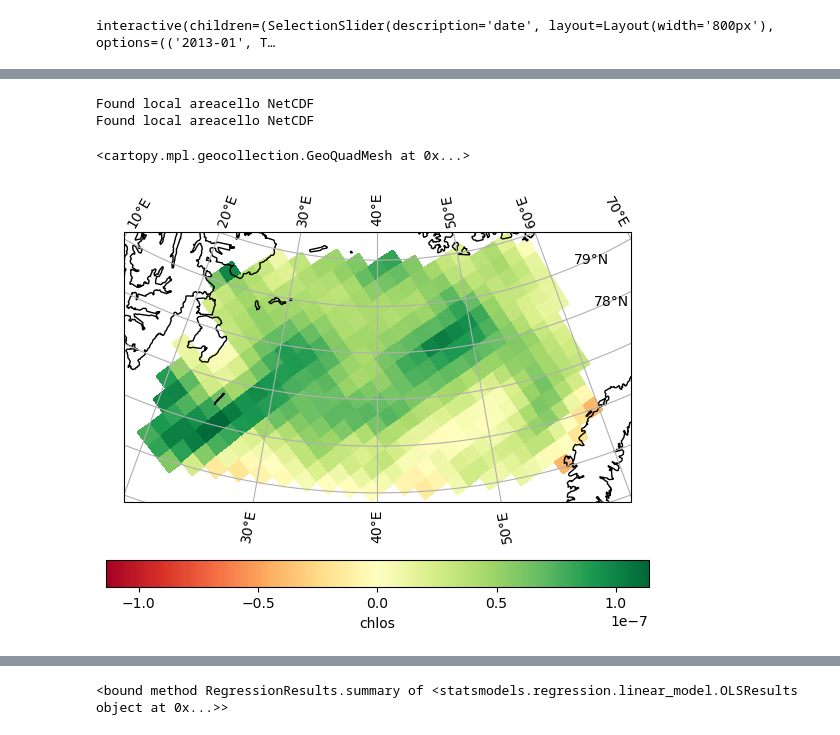
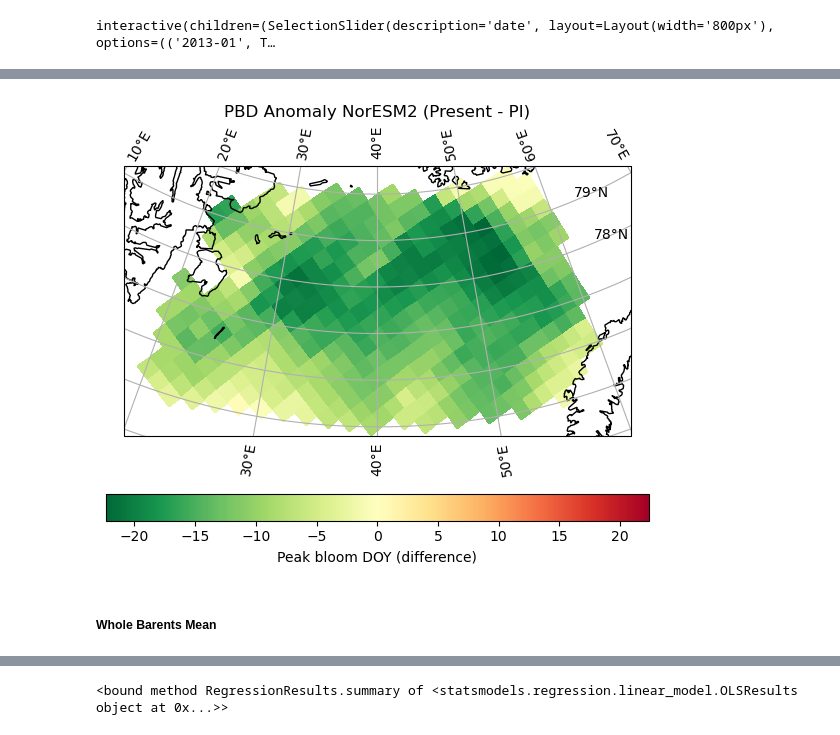
Before and after one commit to eScience-course/Tjaernoe2022-group6, a Jupyter notebook: notebooks/Stian/main.ipynb, the cells around one changed output, grey strips where cells are left out. Saved outputs shown, nothing was run; the diff lists cells and outputs as text; code cells hidden in the pictures.

```diff
--- a/notebooks/Stian/main.ipynb
+++ b/notebooks/Stian/main.ipynb
@@ -114 +151,9 @@ peaks_eachcell.isel(year=-1).plot(ax=barentsMap()[1], x='longitude', y='latitude
+# %%
+peaks_eachcell_anomaly = time_anomaly(peaks_eachcell, 0, 30, -30, -1)
+peaks_eachcell_anomaly.plot(ax=barentsMap(minlat=74)[1], x='longitude', y='latitude', transform=ccrs.PlateCarree(),
+                            cmap='RdYlGn_r', cbar_kwargs={'location':'bottom', 'label':'Peak bloom DOY (difference)'})
+plt.title('PBD Anomaly NorESM2 (Present - PI)')
+plt.show()
+# %% [output]
+[figure, added]
 # %%
@@ -130,7 +175,4 @@ da = xr.DataArray(df['dayofyear'].values.reshape(shape), dims=['years', 'j', 'i'
+# %% [markdown]
+##### Whole Barents Mean
 # %%
-chlos_barents_mean = regional_average(chlos_barents)
-SI_barents_mean = regional_average(SI_barents)
 peak_dates = find_peak_dates(chlos_barents_mean)
-# %% [output]
-Found local areacello NetCDF
-Found local areacello NetCDF
@@ -140,6 +178,0 @@ SI_anomaly = time_anomaly(SI_barents, 0, 365*30, -365*30, -1)
-# %%
-chlos_anomaly.plot(ax=barentsMap(minlat=74)[1], transform=ccrs.PlateCarree(), x='longitude', y='latitude',
-                   cmap='RdYlGn', cbar_kwargs={'location': 'bottom'})
-# %% [output]
-<cartopy.mpl.geocollection.GeoQuadMesh at 0x...>
-[figure, removed]
```
Also changed, not shown: parts of 27 cells of this notebook, 1 other file.
